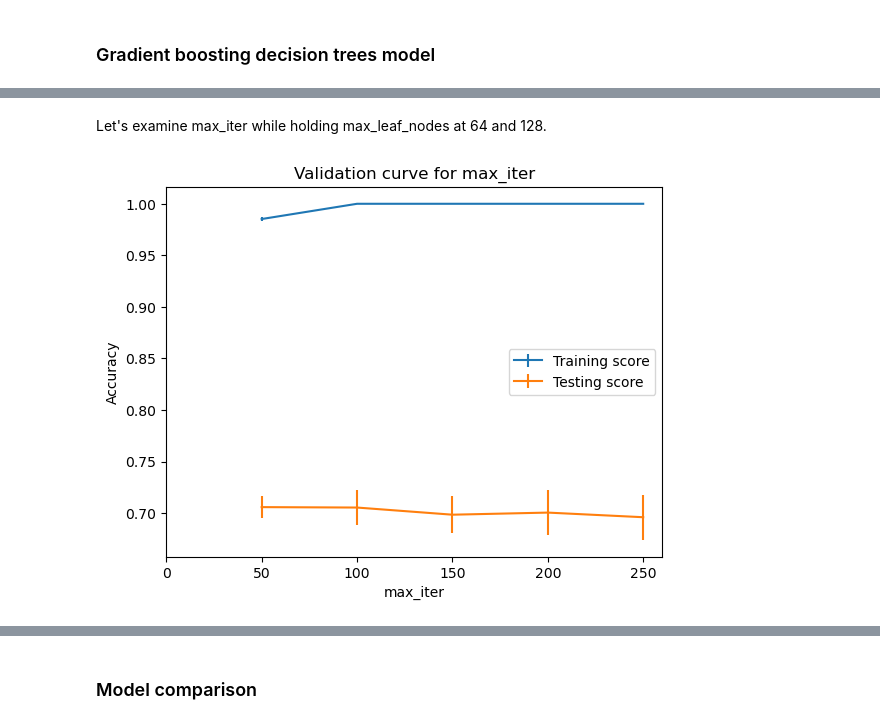
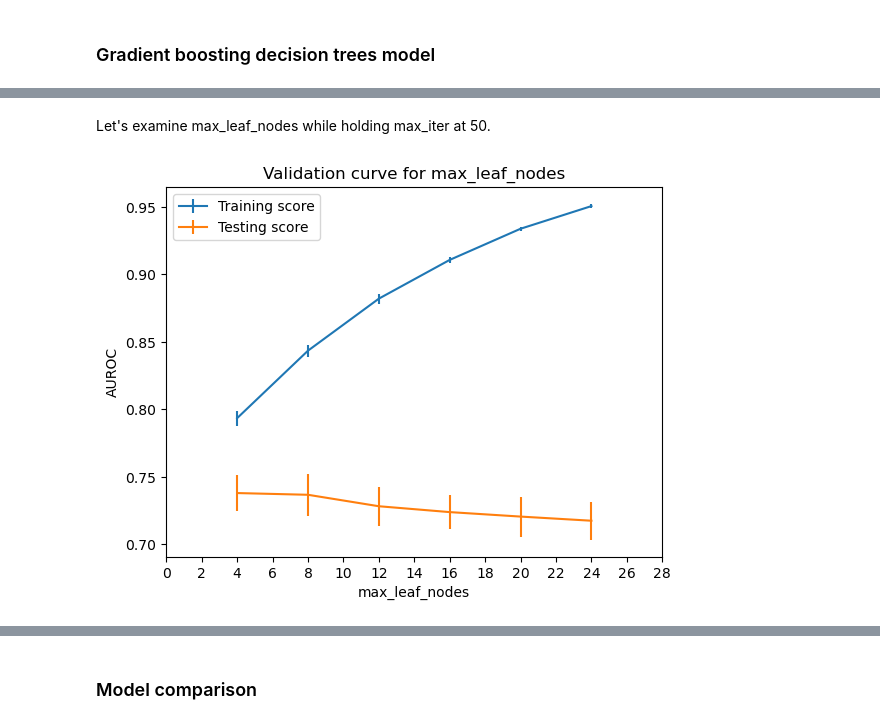
Before and after one commit to NRKako/machine_learning, a Jupyter notebook: self_harm.ipynb, the cells around one changed output, grey strips where cells are left out. Cells and saved outputs as stored; diff of their text form; code cells hidden in the pictures.

```diff
--- a/self_harm.ipynb
+++ b/self_harm.ipynb
@@ -819,21 +908,21 @@ with accuracy of 0.722
 # %% [markdown]
-Let's examine max_iter while holding max_leaf_nodes at 64 and 128.
+Let's examine max_leaf_nodes while holding max_iter at 50.
 # %%
-pipeline.set_params(histgradientboostingclassifier__max_leaf_nodes=64)
+pipeline.set_params(histgradientboostingclassifier__max_iter=50)
 
-# generate validation curve for max_iter
-max_iter_values = [50, 100, 150, 200, 250]
+# generate validation curve for max_leaf_nodes
+max_leaf_nodes_values = [4, 8, 12, 16, 20, 24]
 train_scores, test_scores = validation_curve(
-    pipeline, features, target, param_name='histgradientboostingclassifier__max_iter',
-    param_range=max_iter_values, scoring='accuracy', n_jobs=2)
+    pipeline, features, target, param_name='histgradientboostingclassifier__max_leaf_nodes',
+    param_range=max_leaf_nodes_values, scoring='roc_auc', n_jobs=2)
 # %%
-# plot validation curve for max_iter
-plt.errorbar(max_iter_values, train_scores.mean(axis=1), yerr=train_scores.std(axis=1), label="Training score")
-plt.errorbar(max_iter_values, test_scores.mean(axis=1), yerr=test_scores.std(axis=1), label="Testing score")
+# plot validation curve for max_leaf_nodes
+plt.errorbar(max_leaf_nodes_values, train_scores.mean(axis=1), yerr=train_scores.std(axis=1), label="Training score")
+plt.errorbar(max_leaf_nodes_values, test_scores.mean(axis=1), yerr=test_scores.std(axis=1), label="Testing score")
 plt.legend()
-plt.xticks(np.arange(0, 300, 50))
-plt.xlabel("max_iter")
-plt.ylabel("Accuracy")
-_ = plt.title("Validation curve for max_iter")
+plt.xticks(np.arange(0, 30, 2))
+plt.xlabel("max_leaf_nodes")
+plt.ylabel("AUROC")
+_ = plt.title("Validation curve for max_leaf_nodes")
 # %% [output]
-[figure, old version]
+[figure, new version]
```
Also changed, not shown: parts of 180 cells of this notebook.
